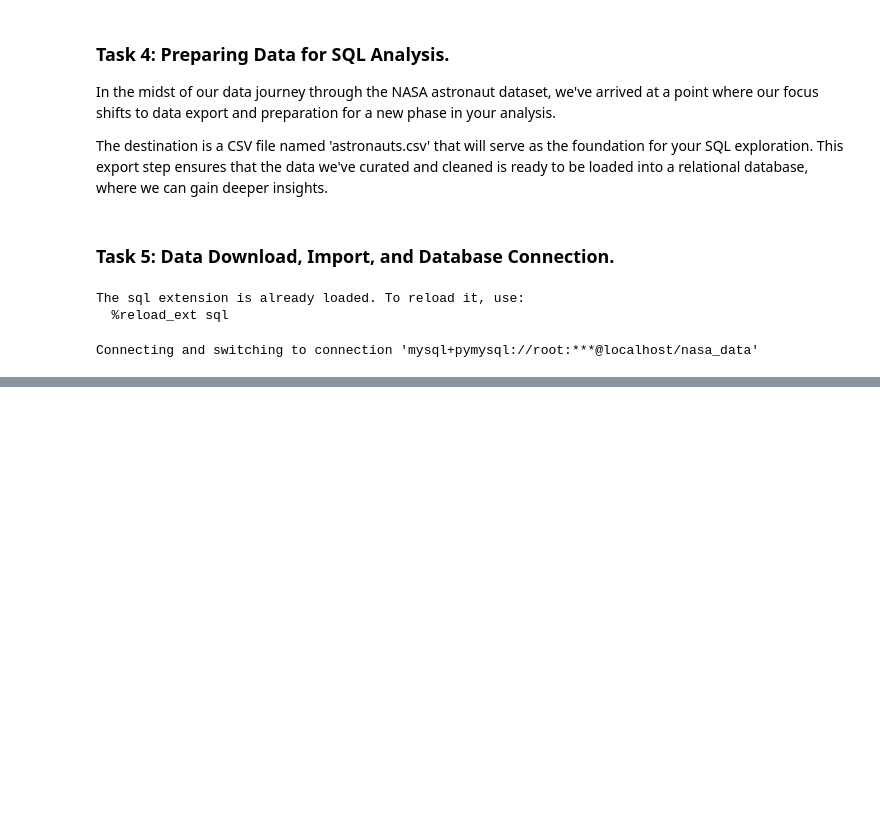
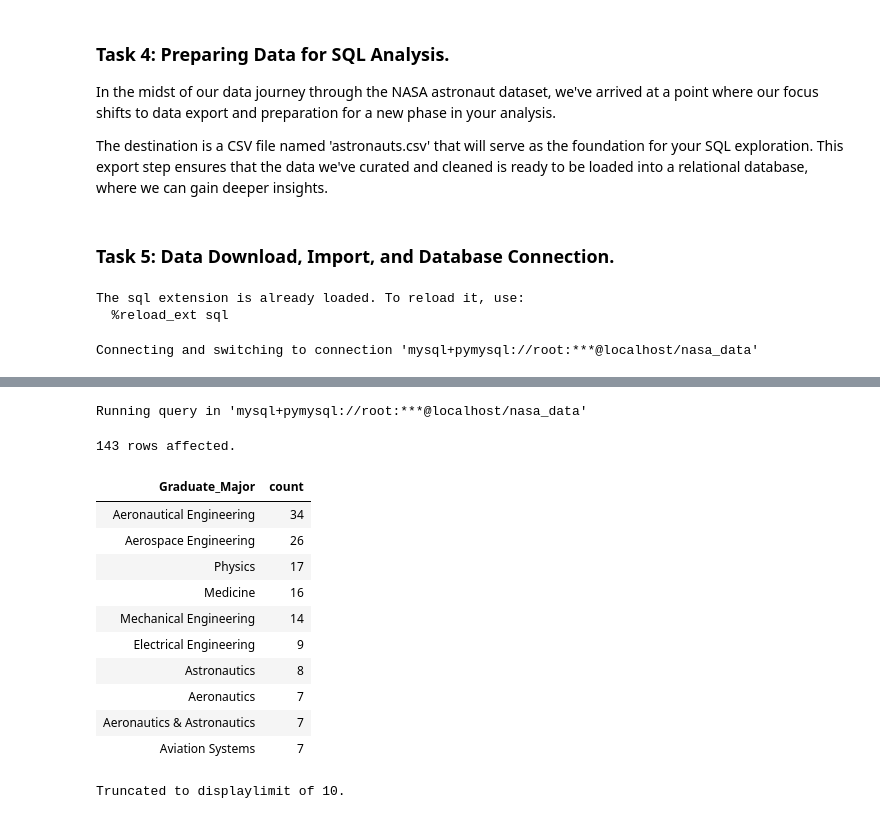
Before and after one commit to AlazarG19/Unveiling-the-stars-Data-Analysis-Project-on-Nasa-Data, a Jupyter notebook: Untitled.ipynb, the cells around one changed output, grey strips where cells are left out. Cells and saved outputs as stored; diff of their text form; code cells hidden in the pictures; blank space fills up the shorter version.

```diff
--- a/Untitled.ipynb
+++ b/Untitled.ipynb
@@ -115,0 +262,18 @@ Connecting and switching to connection 'mysql+pymysql://root:***@localhost/nasa_
+# %%
+%%sql
+Select Graduate_Major,count(Graduate_Major) as count from cleaned_nasa group by Graduate_Major order by count desc
+# %% [output]
+Running query in 'mysql+pymysql://root:***@localhost/nasa_data'
+143 rows affected.
+| Graduate_Major | count |
+| Aeronautical Engineering | 34 |
+| Aerospace Engineering | 26 |
+| Physics | 17 |
+| Medicine | 16 |
+| Mechanical Engineering | 14 |
+| Electrical Engineering | 9 |
+| Astronautics | 8 |
+| Aeronautics | 7 |
+| Aeronautics & Astronautics | 7 |
+| Aviation Systems | 7 |
+Truncated to displaylimit of 10.
```
Also changed, not shown: parts of 21 cells of this notebook.
